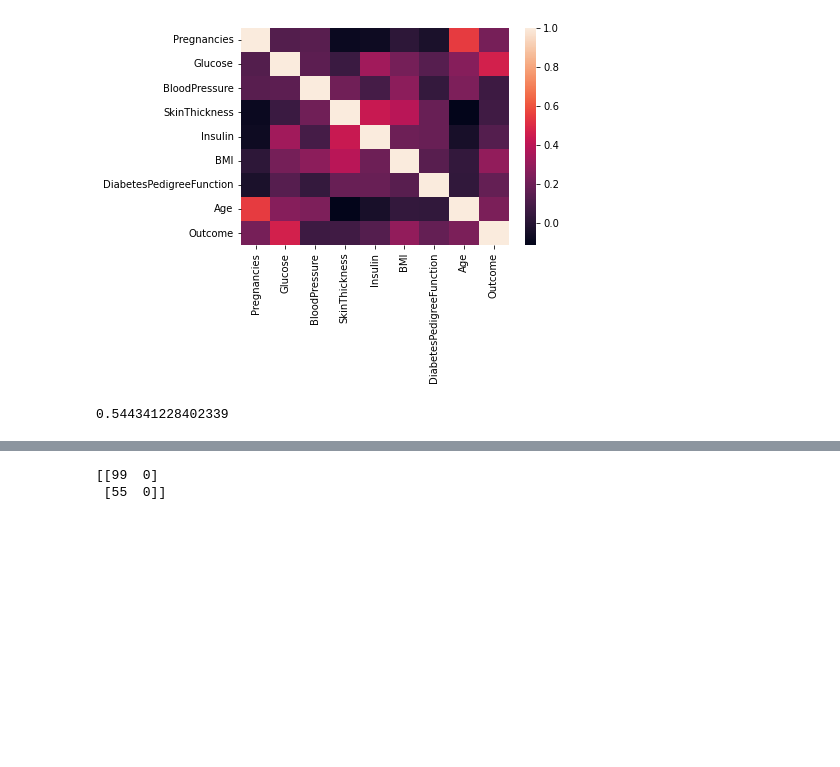
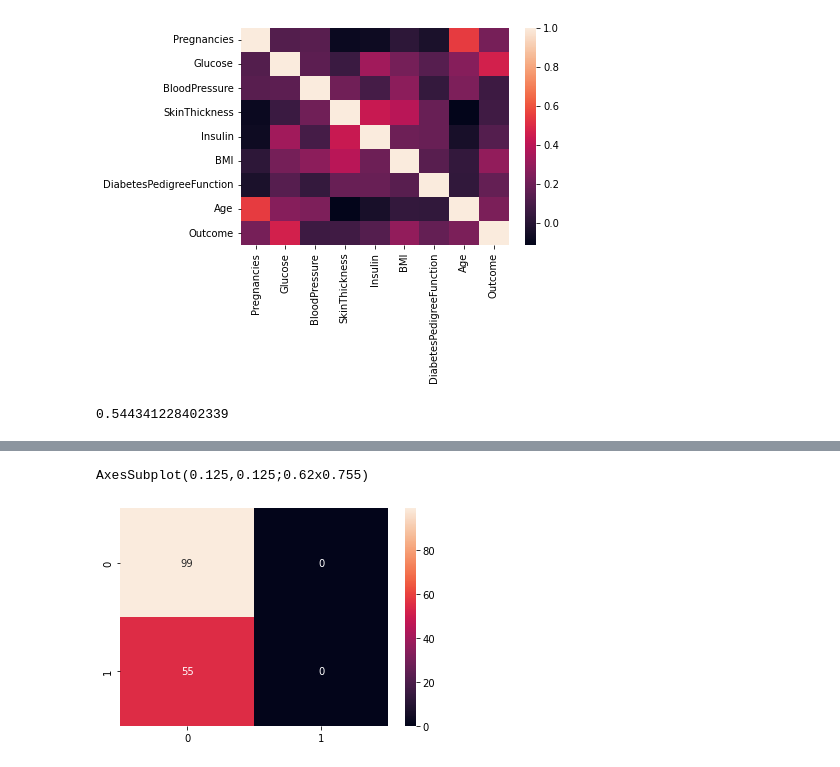
Before and after one commit to LubabaSheikh/BMEN415_Project, a Jupyter notebook: Logistic_Regression_Classififcation.ipynb, the cells around one changed output, grey strips where cells are left out. Cells and saved outputs as stored; diff of their text form; code cells hidden in the pictures; blank space fills up the shorter version.

```diff
--- a/Logistic_Regression_Classififcation.ipynb
+++ b/Logistic_Regression_Classififcation.ipynb
@@ -152,7 +152,8 @@ print(score)
 # %%
 # Print Confusion Matrix
 from sklearn.metrics import classification_report, confusion_matrix
-print(confusion_matrix(y_test, y_predict))
+cm = confusion_matrix(y_test, y_predict)
+print(sns.heatmap(cm, annot=True))
 # %% [output]
-[[99  0]
- [55  0]]
+AxesSubplot(0.125,0.125;0.62x0.755)
+[figure, added]
```
Also changed, not shown: parts of 4 cells of this notebook, 2 other files.
